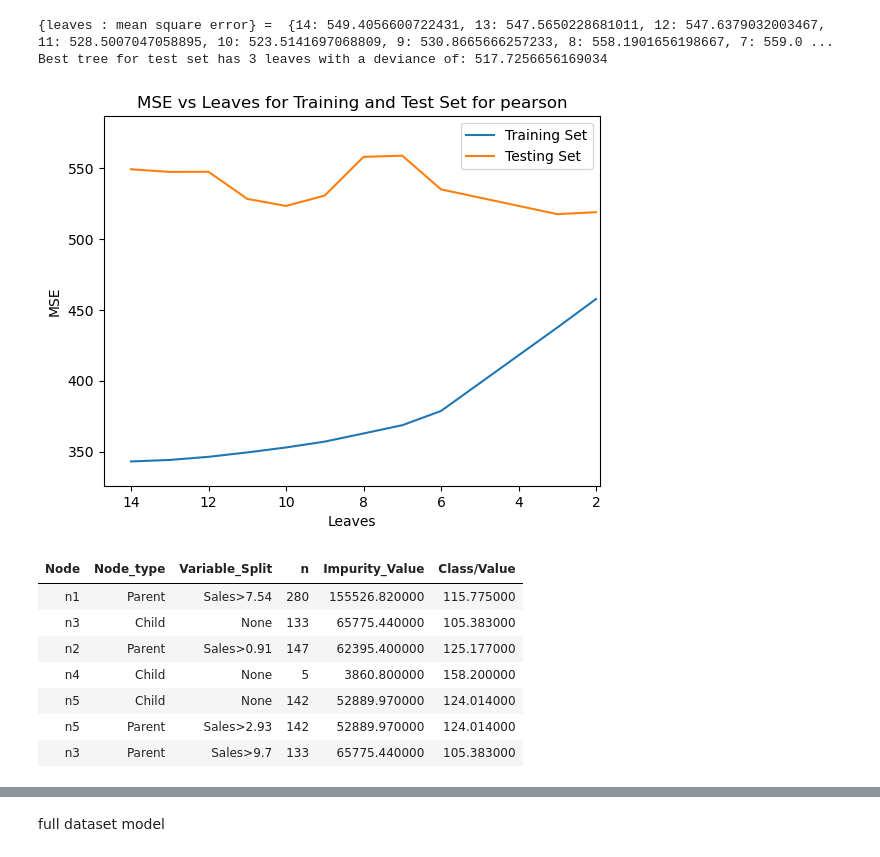
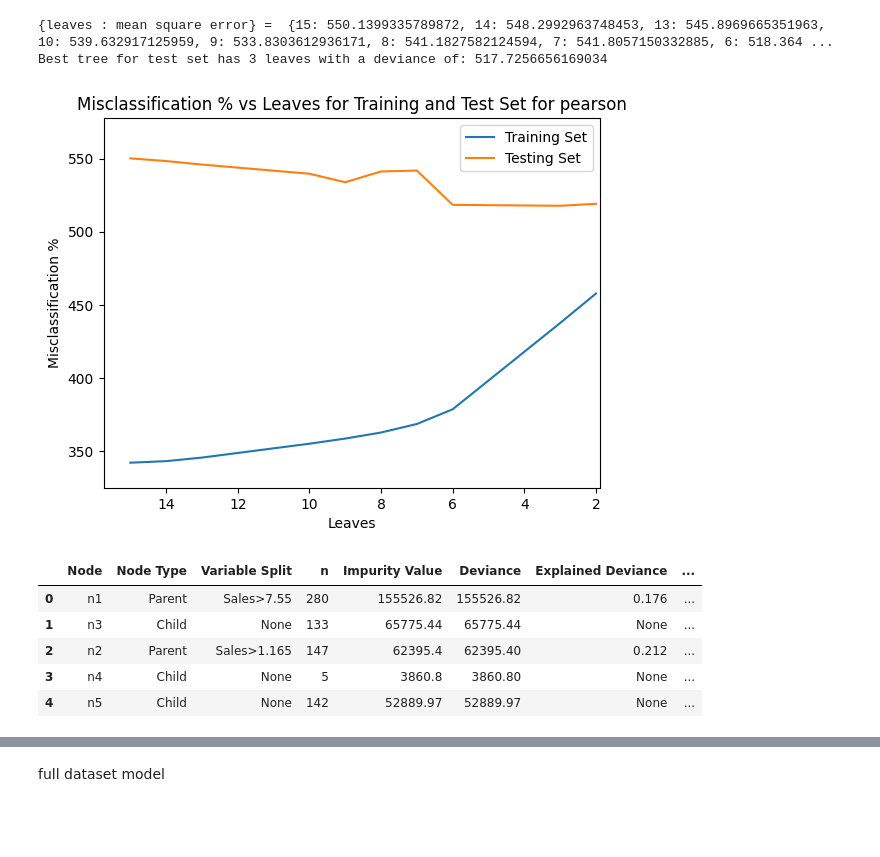
Before and after one commit to danielchfynn/TREE4, a Jupyter notebook: prova_regression_jupyter.ipynb, the cells around one changed output, grey strips where cells are left out. Cells and saved outputs as stored; diff of their text form; code cells hidden in the pictures; blank space fills up the shorter version.

```diff
--- a/prova_regression_jupyter.ipynb
+++ b/prova_regression_jupyter.ipynb
@@ -226,15 +227,13 @@ cart.print_tree(table = True, html = True).style.hide_index() #print both the pr
 # %%
-alpha, pruned_table = cart.pruning(features_test, n_features_test, y_test)
-pruned_table.style.hide_index()
+alpha, pruned_table = cart.pruning(features_test, n_features_test, y_test, table = True)
+pruned_table#.style
 # %% [output]
-{leaves : mean square error} =  {14: 549.4056600722431, 13: 547.5650228681011, 12: 547.6379032003467, 11: 528.5007047058895, 10: 523.5141697068809, 9: 530.8665666257233, 8: 558.1901656198667, 7: 559.0 ...
+{leaves : mean square error} =  {15: 550.1399335789872, 14: 548.2992963748453, 13: 545.8969665351963, 10: 539.632917125959, 9: 533.8303612936171, 8: 541.1827582124594, 7: 541.8057150332885, 6: 518.364 ...
 Best tree for test set has 3 leaves with a deviance of: 517.7256656169034
-[figure, old version]
+[figure, new version]
-| Node | Node_type | Variable_Split | n | Impurity_Value | Class/Value |
-| n1 | Parent | Sales>7.54 | 280 | 155526.820000 | 115.775000 |
-| n3 | Child | None | 133 | 65775.440000 | 105.383000 |
-| n2 | Parent | Sales>0.91 | 147 | 62395.400000 | 125.177000 |
-| n4 | Child | None | 5 | 3860.800000 | 158.200000 |
-| n5 | Child | None | 142 | 52889.970000 | 124.014000 |
-| n5 | Parent | Sales>2.93 | 142 | 52889.970000 | 124.014000 |
-| n3 | Parent | Sales>9.7 | 133 | 65775.440000 | 105.383000 |
+|  | Node | Node Type | Variable Split | n | Impurity Value | Deviance | Explained Deviance | ... |
+| 0 | n1 | Parent | Sales>7.55 | 280 | 155526.82 | 155526.82 | 0.176 | ... |
+| 1 | n3 | Child | None | 133 | 65775.44 | 65775.44 | None | ... |
+| 2 | n2 | Parent | Sales>1.165 | 147 | 62395.4 | 62395.40 | 0.212 | ... |
+| 3 | n4 | Child | None | 5 | 3860.8 | 3860.80 | None | ... |
+| 4 | n5 | Child | None | 142 | 52889.97 | 52889.97 | None | ... |
```
Also changed, not shown: parts of 16 cells of this notebook, 4 other files.
